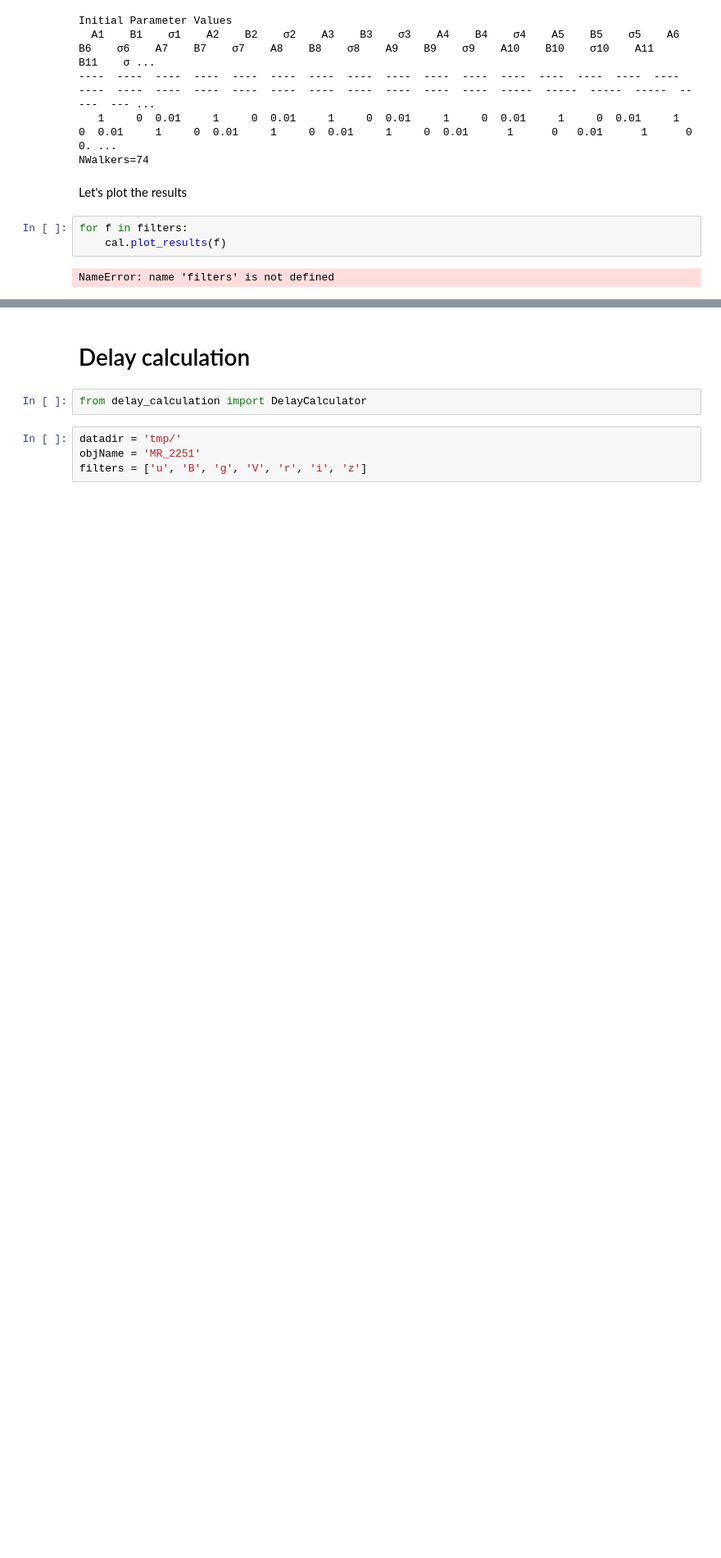
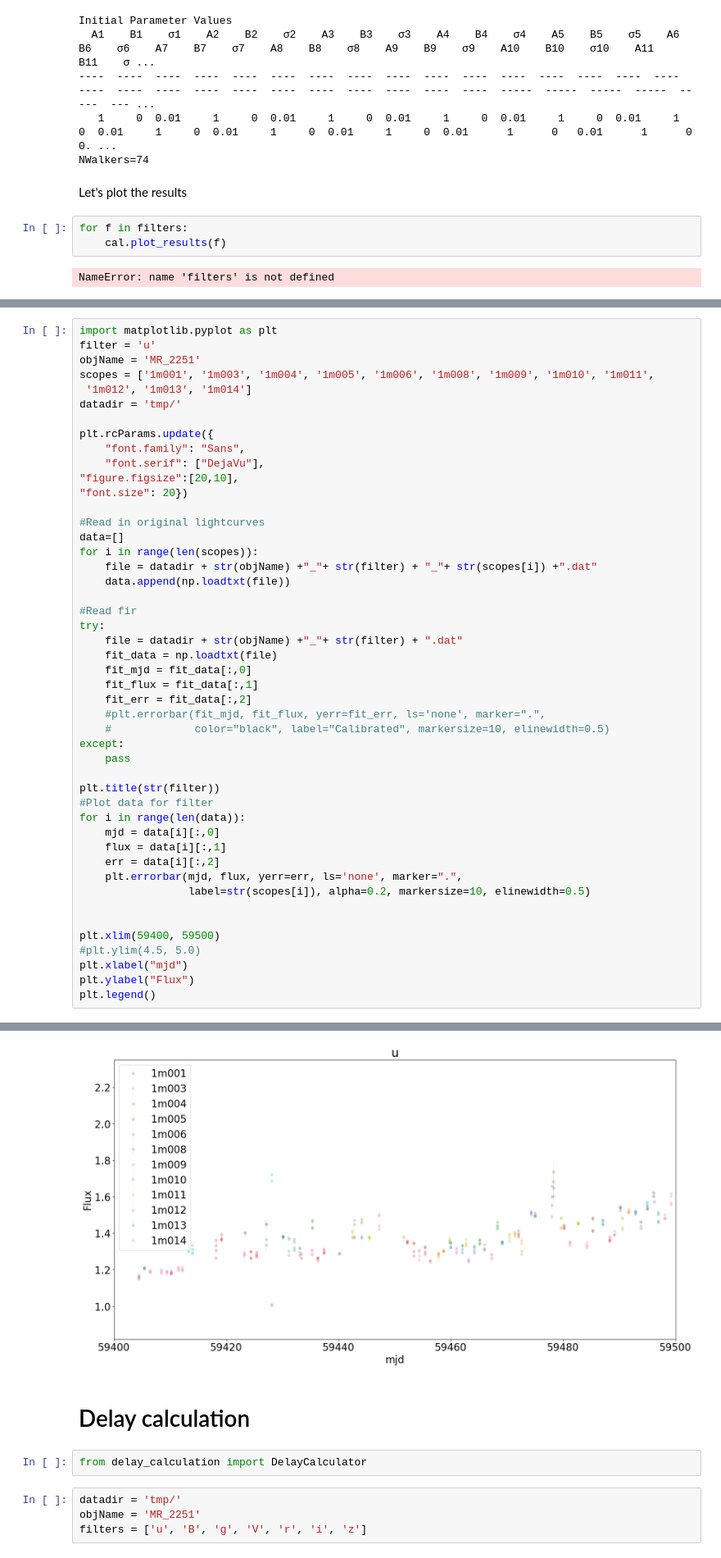
Before and after one commit to ASHuenchuleo/mr-2251-178, a Jupyter notebook: Intercalibracion y calculo de lags.ipynb, the cells around one changed output, grey strips where cells are left out. Shown at 82% size. Saved outputs shown, nothing was run; the diff lists cells and outputs as text; blank space fills up the shorter version.

Commit message:
B u and g calibs done

```diff
--- a/Intercalibracion y calculo de lags.ipynb
+++ b/Intercalibracion y calculo de lags.ipynb
@@ -30,0 +40,48 @@ NameError: name 'filters' is not defined
+# %%
+import matplotlib.pyplot as plt
+filter = 'u'
+objName = 'MR_2251'
+scopes = ['1m001', '1m003', '1m004', '1m005', '1m006', '1m008', '1m009', '1m010', '1m011',
+ '1m012', '1m013', '1m014']
+datadir = 'tmp/'
+
+plt.rcParams.update({
+    "font.family": "Sans",
+    "font.serif": ["DejaVu"],
+"figure.figsize":[20,10],
+"font.size": 20})
+
+#Read in original lightcurves
+data=[]
+for i in range(len(scopes)):
+    file = datadir + str(objName) +"_"+ str(filter) + "_"+ str(scopes[i]) +".dat"
+    data.append(np.loadtxt(file))
+
+#Read fir
+try:
+    file = datadir + str(objName) +"_"+ str(filter) + ".dat"
+    fit_data = np.loadtxt(file)
+    fit_mjd = fit_data[:,0]
+    fit_flux = fit_data[:,1]
+    fit_err = fit_data[:,2]
+    #plt.errorbar(fit_mjd, fit_flux, yerr=fit_err, ls='none', marker=".",
+    #             color="black", label="Calibrated", markersize=10, elinewidth=0.5)
+except:
+    pass
+
+plt.title(str(filter))
+#Plot data for filter
+for i in range(len(data)):
+    mjd = data[i][:,0]
+    flux = data[i][:,1]
+    err = data[i][:,2]
+    plt.errorbar(mjd, flux, yerr=err, ls='none', marker=".",
+                 label=str(scopes[i]), alpha=0.2, markersize=10, elinewidth=0.5)
+
+
+plt.xlim(59400, 59500)
+#plt.ylim(4.5, 5.0)
+plt.xlabel("mjd")
+plt.ylabel("Flux")
+plt.legend()
+# %% [output]
@@ -31,3 +89,4 @@ NameError: name 'filters' is not defined
+[figure, added]
 # %% [markdown]
 # Delay calculation
 # %%
```
Also changed, not shown: parts of 2 cells of this notebook, 6 other files.
